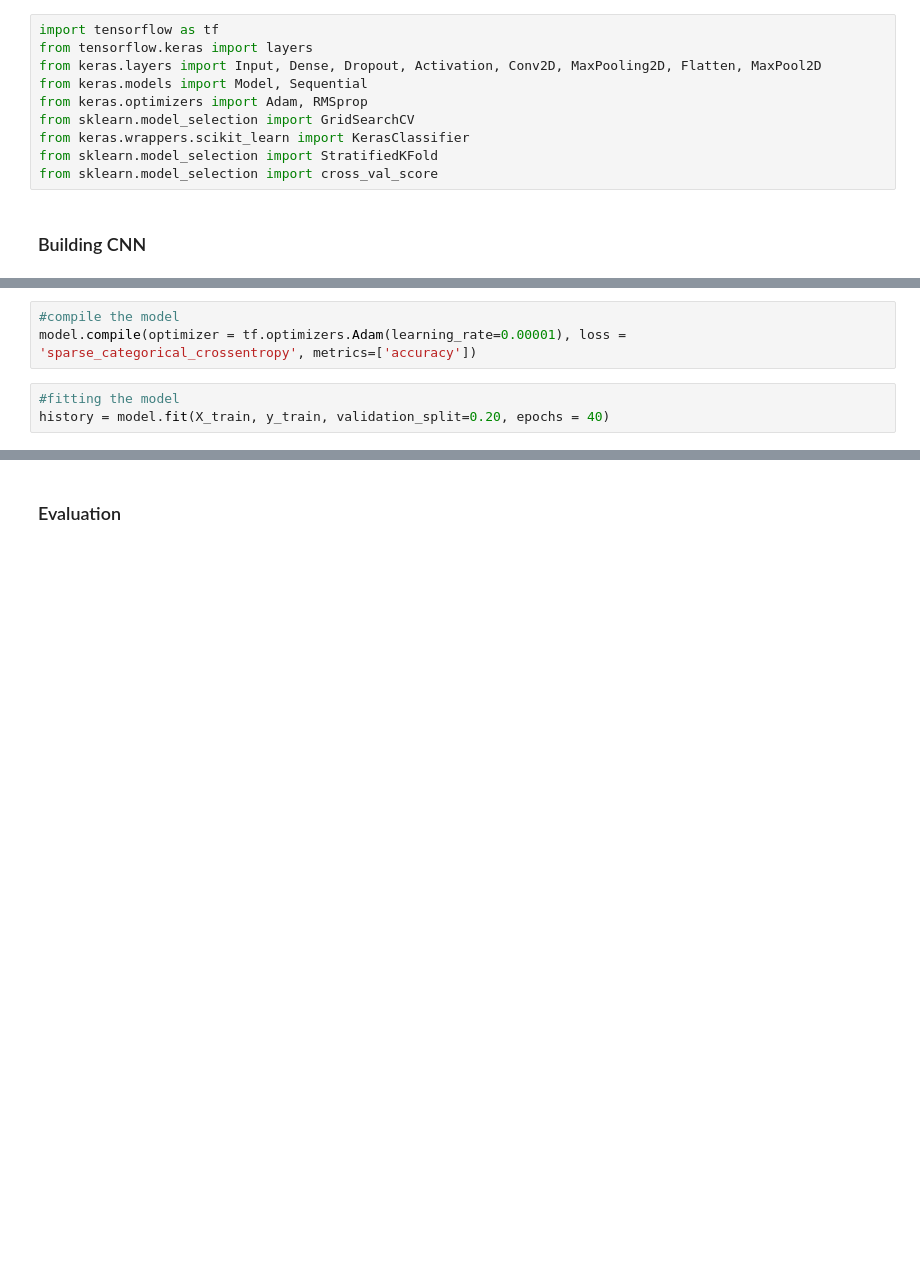
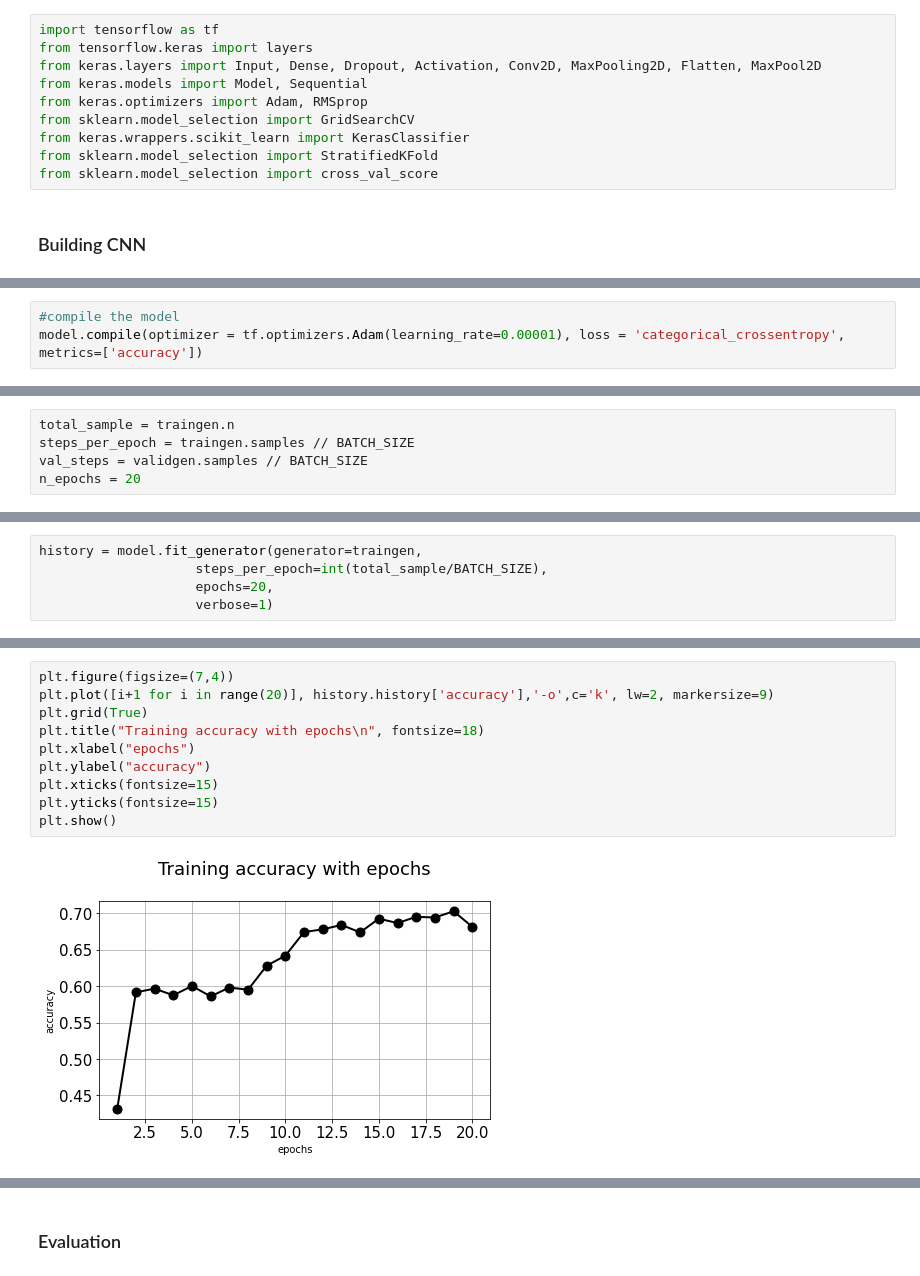
Before and after one commit to sathwikkes/Yelp-Image-Classification, a Jupyter notebook: image_classification_v2.ipynb, the cells around one changed output, grey strips where cells are left out. Drawn from its saved outputs; the diff is of its cells as text; blank space fills up the shorter version.

```diff
--- a/image_classification_v2.ipynb
+++ b/image_classification_v2.ipynb
@@ -470,7 +452,4 @@ Non-trainable params: 0
 _________________________________________________________________
 # %%
 #compile the model
-model.compile(optimizer = tf.optimizers.Adam(learning_rate=0.00001), loss = 'sparse_categorical_crossentropy', metrics=['accuracy'])
+model.compile(optimizer = tf.optimizers.Adam(learning_rate=0.00001), loss = 'categorical_crossentropy', metrics=['accuracy'])
-# %%
-#fitting the model
-history = model.fit(X_train, y_train, validation_split=0.20, epochs = 40)
@@ -494,0 +456,5 @@ Epoch 40/40
+# %%
+total_sample = traingen.n
+steps_per_epoch = traingen.samples // BATCH_SIZE
+val_steps = validgen.samples // BATCH_SIZE
+n_epochs = 20
@@ -494,0 +467,5 @@ Epoch 40/40
+# %%
+history = model.fit_generator(generator=traingen,
+                    steps_per_epoch=int(total_sample/BATCH_SIZE),
+                    epochs=20,
+                    verbose=1)
@@ -494,0 +490,12 @@ Epoch 40/40
+# %%
+plt.figure(figsize=(7,4))
+plt.plot([i+1 for i in range(20)], history.history['accuracy'],'-o',c='k', lw=2, markersize=9)
+plt.grid(True)
+plt.title("Training accuracy with epochs\n", fontsize=18)
+plt.xlabel("epochs")
+plt.ylabel("accuracy")
+plt.xticks(fontsize=15)
+plt.yticks(fontsize=15)
+plt.show()
+# %% [output]
+[figure, added]
```
Also changed, not shown: parts of 44 cells of this notebook, 3 other files.
